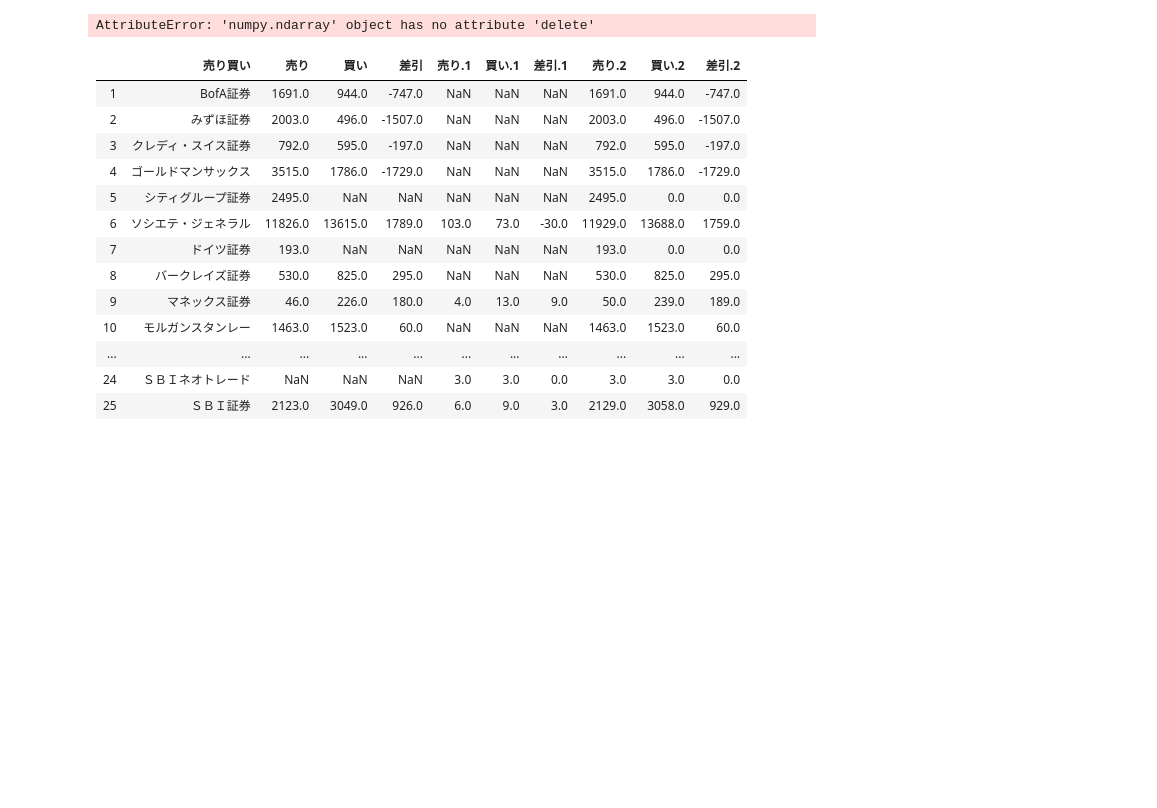
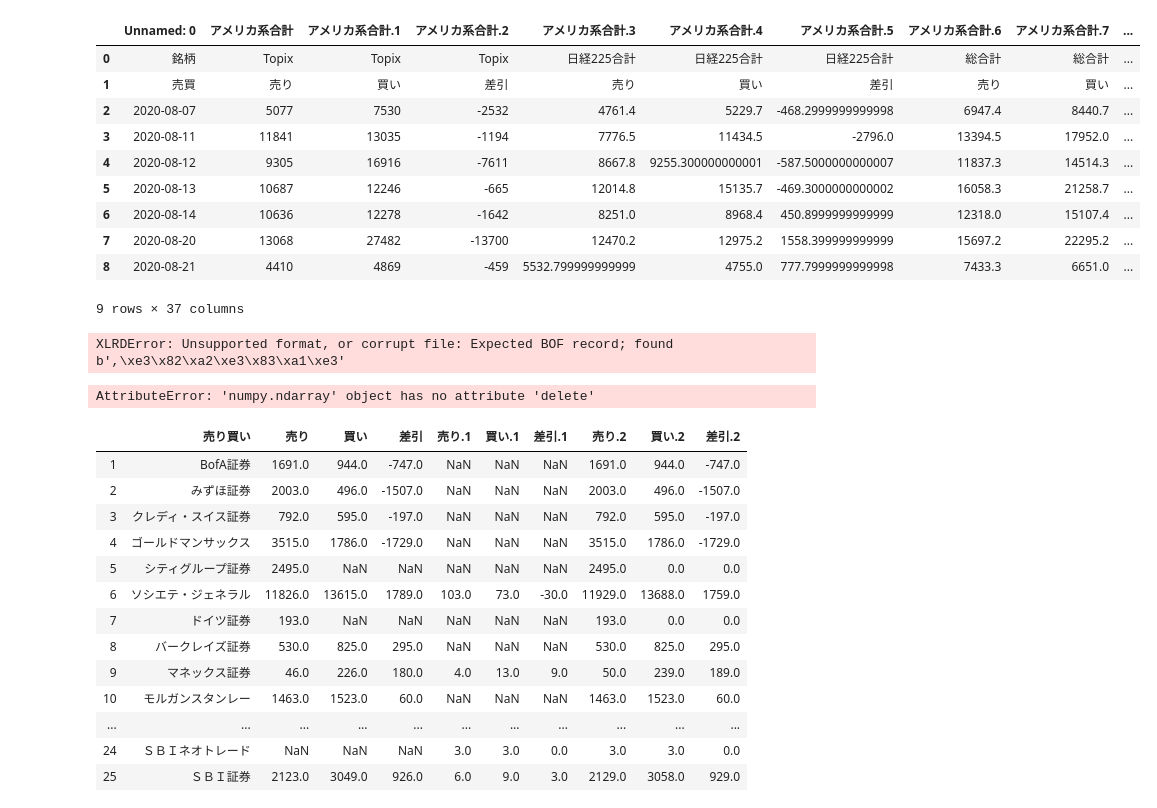
Before and after one commit to Makoto1021/JPX_Future_App, a Jupyter notebook: EDA.ipynb, the cells around one changed output. Saved outputs shown, nothing was run; the diff lists cells and outputs as text; code cells hidden in the pictures; blank space fills up the shorter version.

```diff
--- a/EDA.ipynb
+++ b/EDA.ipynb
@@ -40,3 +69,22 @@ df_url.head()
+# %%
+pd.read_csv("完成データ/時系列データ.csv")
+# %% [output]
+|  | Unnamed: 0 | アメリカ系合計 | アメリカ系合計.1 | アメリカ系合計.2 | アメリカ系合計.3 | アメリカ系合計.4 | アメリカ系合計.5 | アメリカ系合計.6 | アメリカ系合計.7 | ... |
+| 0 | 銘柄 | Topix | Topix | Topix | 日経225合計 | 日経225合計 | 日経225合計 | 総合計 | 総合計 | ... |
+| 1 | 売買 | 売り | 買い | 差引 | 売り | 買い | 差引 | 売り | 買い | ... |
+| 2 | 2020-08-07 | 5077 | 7530 | -2532 | 4761.4 | 5229.7 | -468.2999999999998 | 6947.4 | 8440.7 | ... |
+| 3 | 2020-08-11 | 11841 | 13035 | -1194 | 7776.5 | 11434.5 | -2796.0 | 13394.5 | 17952.0 | ... |
+| 4 | 2020-08-12 | 9305 | 16916 | -7611 | 8667.8 | 9255.300000000001 | -587.5000000000007 | 11837.3 | 14514.3 | ... |
+| 5 | 2020-08-13 | 10687 | 12246 | -665 | 12014.8 | 15135.7 | -469.3000000000002 | 16058.3 | 21258.7 | ... |
+| 6 | 2020-08-14 | 10636 | 12278 | -1642 | 8251.0 | 8968.4 | 450.8999999999999 | 12318.0 | 15107.4 | ... |
+| 7 | 2020-08-20 | 13068 | 27482 | -13700 | 12470.2 | 12975.2 | 1558.399999999999 | 15697.2 | 22295.2 | ... |
+| 8 | 2020-08-21 | 4410 | 4869 | -459 | 5532.799999999999 | 4755.0 | 777.7999999999998 | 7433.3 | 6651.0 | ... |
+9 rows × 37 columns
+# %%
+client = boto3.client('s3')
+pd.read_excel('s3://jpx-future-bucket/final_data/時系列データ.xlsx', header=[0, 1, 2])
+# %% [output]
+XLRDError: Unsupported format, or corrupt file: Expected BOF record; found b',\xe3\x82\xa2\xe3\x83\xa1\xe3'
 # %%
 arr=df[df["売り買い"]=="BofA証券"].values
 np.delete(arr, 0)
```
Also changed, not shown: parts of 12 cells of this notebook, 3 other files.
